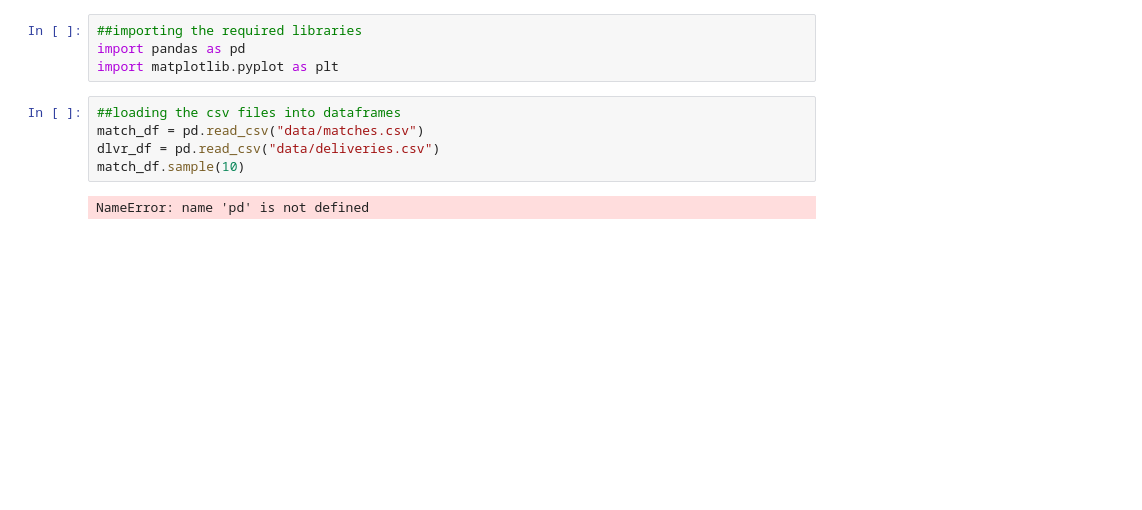
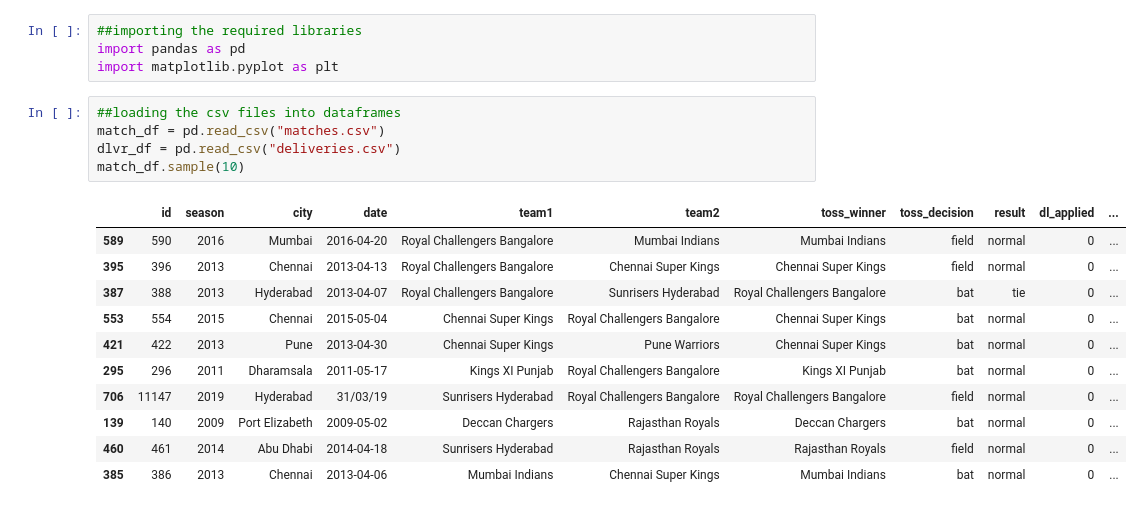
Before and after one commit to sakshamj74/IPL-Analysis, a Jupyter notebook: Toss_Winners.ipynb, the cells around one changed output. Drawn from its saved outputs; the diff is of its cells as text; blank space fills up the shorter version.

Commit message:
update toss winners

```diff
--- a/Toss_Winners.ipynb
+++ b/Toss_Winners.ipynb
@@ -4,11 +4,21 @@ import pandas as pd
 import matplotlib.pyplot as plt
 # %%
 ##loading the csv files into dataframes
-match_df = pd.read_csv("data/matches.csv")
-dlvr_df = pd.read_csv("data/deliveries.csv")
+match_df = pd.read_csv("matches.csv")
+dlvr_df = pd.read_csv("deliveries.csv")
 match_df.sample(10)
 # %% [output]
-NameError: name 'pd' is not defined
+|  | id | season | city | date | team1 | team2 | toss_winner | toss_decision | result | dl_applied | ... |
+| 589 | 590 | 2016 | Mumbai | 2016-04-20 | Royal Challengers Bangalore | Mumbai Indians | Mumbai Indians | field | normal | 0 | ... |
+| 395 | 396 | 2013 | Chennai | 2013-04-13 | Royal Challengers Bangalore | Chennai Super Kings | Chennai Super Kings | field | normal | 0 | ... |
+| 387 | 388 | 2013 | Hyderabad | 2013-04-07 | Royal Challengers Bangalore | Sunrisers Hyderabad | Royal Challengers Bangalore | bat | tie | 0 | ... |
+| 553 | 554 | 2015 | Chennai | 2015-05-04 | Chennai Super Kings | Royal Challengers Bangalore | Chennai Super Kings | bat | normal | 0 | ... |
+| 421 | 422 | 2013 | Pune | 2013-04-30 | Chennai Super Kings | Pune Warriors | Chennai Super Kings | bat | normal | 0 | ... |
+| 295 | 296 | 2011 | Dharamsala | 2011-05-17 | Kings XI Punjab | Royal Challengers Bangalore | Kings XI Punjab | bat | normal | 0 | ... |
+| 706 | 11147 | 2019 | Hyderabad | 31/03/19 | Sunrisers Hyderabad | Royal Challengers Bangalore | Royal Challengers Bangalore | field | normal | 0 | ... |
+| 139 | 140 | 2009 | Port Elizabeth | 2009-05-02 | Deccan Chargers | Rajasthan Royals | Deccan Chargers | bat | normal | 0 | ... |
+| 460 | 461 | 2014 | Abu Dhabi | 2014-04-18 | Sunrisers Hyderabad | Rajasthan Royals | Rajasthan Royals | field | normal | 0 | ... |
+| 385 | 386 | 2013 | Chennai | 2013-04-06 | Mumbai Indians | Chennai Super Kings | Mumbai Indians | bat | normal | 0 | ... |
 # %%
 match_df['winner'].value_counts()
 # %% [output]
```
Also changed, not shown: parts of 12 cells of this notebook.
